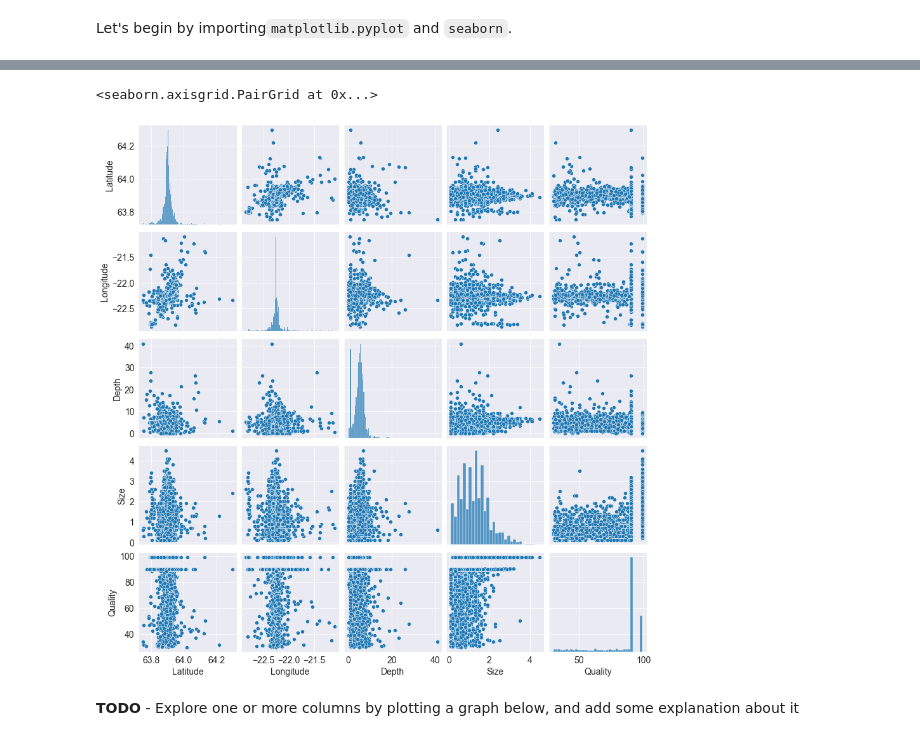
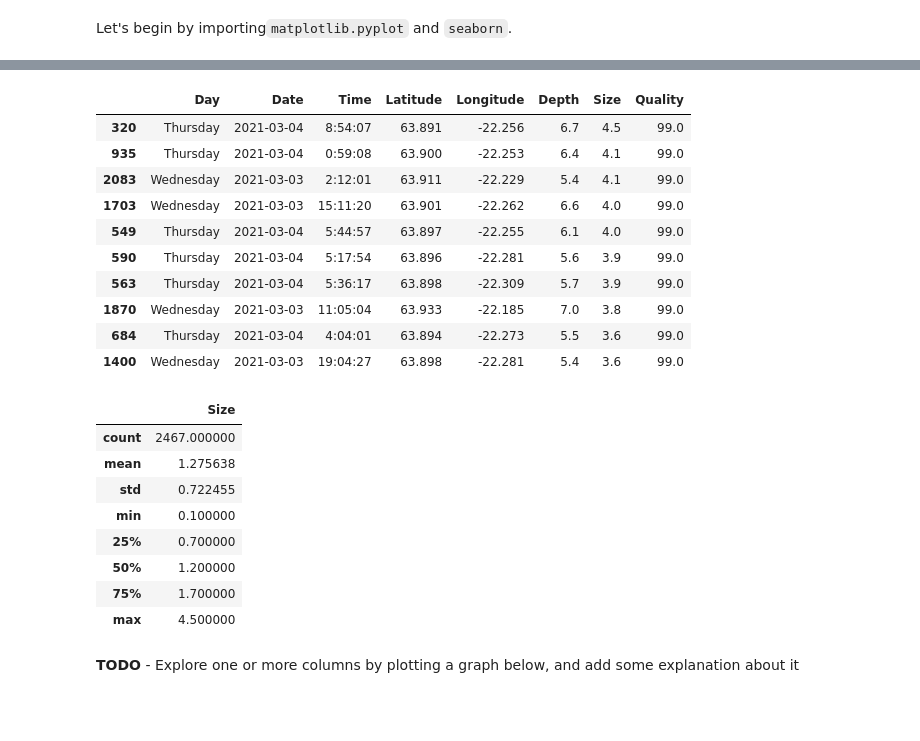
Before and after one commit to JoeOlafs/DataAnalysis_freeCodeCamp, a Jupyter notebook: zerotopandas-course-project-starter/zerotopandas-course-project.ipynb, the cells around one changed output, grey strips where cells are left out. Cells and saved outputs as stored; diff of their text form; code cells hidden in the pictures; blank space fills up the shorter version.

```diff
--- a/zerotopandas-course-project-starter/zerotopandas-course-project.ipynb
+++ b/zerotopandas-course-project-starter/zerotopandas-course-project.ipynb
@@ -237,3 +241,7 @@ jovian.commit(project=project_name)
+# %%
+strength_df = quake_data_df[['Size']]
+strength_describtion = strength_df.describe()
+strength_top = quake_data_df.sort_values('Size', ascending=False).head(10)
 # %%
 import jovian
 # %%
@@ -270,8 +287,29 @@ plt.hist(quake_data_df.Size, bins=np.arange(0, 6, 0.2));
-# %%
-sns.pairplot(quake_data_df)
-# %% [output]
-<seaborn.axisgrid.PairGrid at 0x...>
-[figure, removed]
+# %%
+strength_top
+# %% [output]
+|  | Day | Date | Time | Latitude | Longitude | Depth | Size | Quality |
+| 320 | Thursday | 2021-03-04 | 8:54:07 | 63.891 | -22.256 | 6.7 | 4.5 | 99.0 |
+| 935 | Thursday | 2021-03-04 | 0:59:08 | 63.900 | -22.253 | 6.4 | 4.1 | 99.0 |
+| 2083 | Wednesday | 2021-03-03 | 2:12:01 | 63.911 | -22.229 | 5.4 | 4.1 | 99.0 |
+| 1703 | Wednesday | 2021-03-03 | 15:11:20 | 63.901 | -22.262 | 6.6 | 4.0 | 99.0 |
+| 549 | Thursday | 2021-03-04 | 5:44:57 | 63.897 | -22.255 | 6.1 | 4.0 | 99.0 |
+| 590 | Thursday | 2021-03-04 | 5:17:54 | 63.896 | -22.281 | 5.6 | 3.9 | 99.0 |
+| 563 | Thursday | 2021-03-04 | 5:36:17 | 63.898 | -22.309 | 5.7 | 3.9 | 99.0 |
+| 1870 | Wednesday | 2021-03-03 | 11:05:04 | 63.933 | -22.185 | 7.0 | 3.8 | 99.0 |
+| 684 | Thursday | 2021-03-04 | 4:04:01 | 63.894 | -22.273 | 5.5 | 3.6 | 99.0 |
+| 1400 | Wednesday | 2021-03-03 | 19:04:27 | 63.898 | -22.281 | 5.4 | 3.6 | 99.0 |
+# %%
+strength_describtion
+# %% [output]
+|  | Size |
+| count | 2467.000000 |
+| mean | 1.275638 |
+| std | 0.722455 |
+| min | 0.100000 |
+| 25% | 0.700000 |
+| 50% | 1.200000 |
+| 75% | 1.700000 |
+| max | 4.500000 |
 # %% [markdown]
 **TODO** - Explore one or more columns by plotting a graph below, and add some explanation about it
 # %%
```
Also changed, not shown: parts of 6 cells of this notebook.
